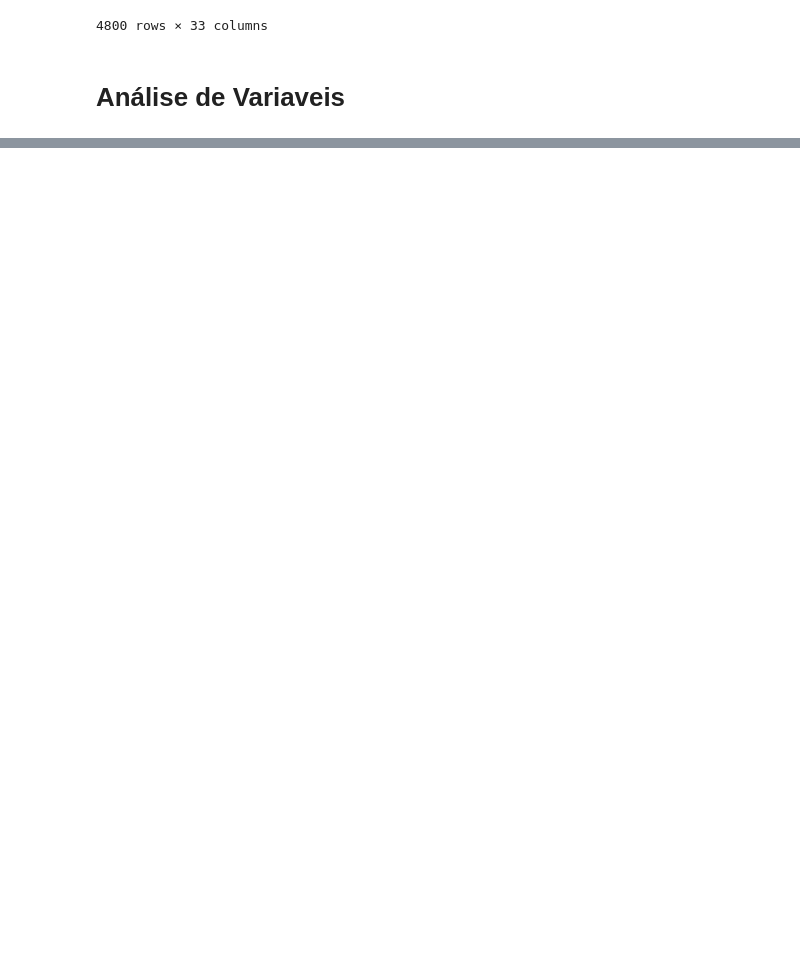
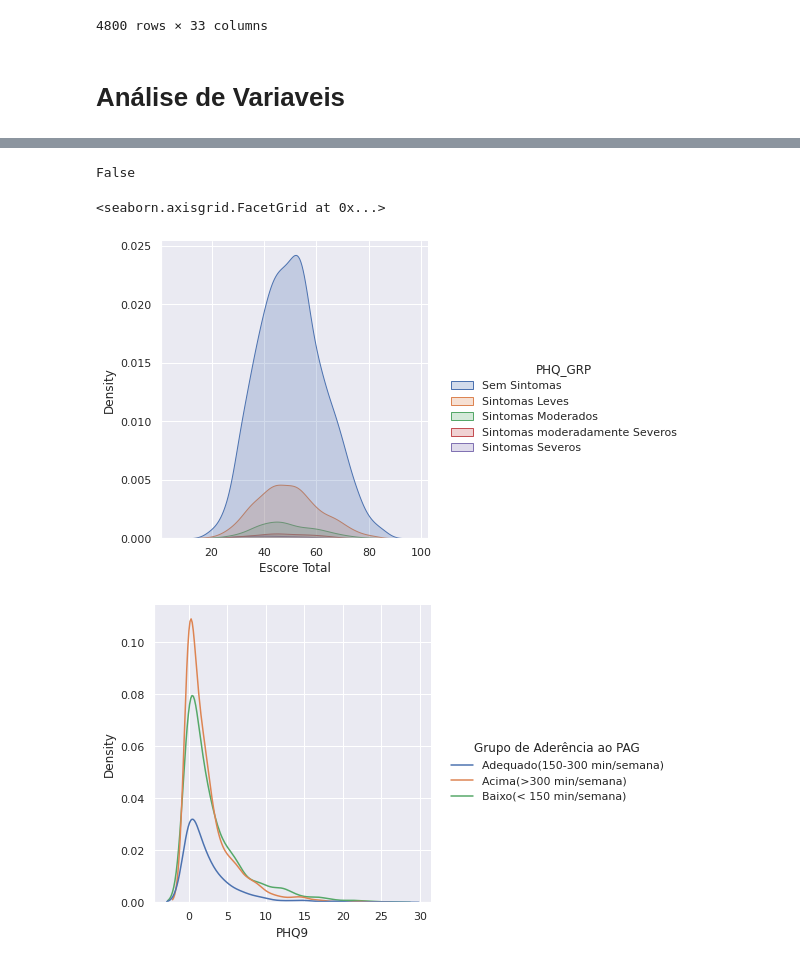
Before and after one commit to Pablosilvaa/Desafio-Infer-ncia---Tera, a Jupyter notebook: Desafio_tera_1.ipynb, the cells around one changed output, grey strips where cells are left out. Saved outputs shown, nothing was run; the diff lists cells and outputs as text; code cells hidden in the pictures; blank space fills up the shorter version.

```diff
--- a/Desafio_tera_1.ipynb
+++ b/Desafio_tera_1.ipynb
@@ -385,0 +399,22 @@ ax = sns.displot(newdataS['Escore Total'])
+# %%
+#Relatório temporário
+
+
+import webbrowser
+
+webbrowser.open('https://drive.google.com/file/d/1rlzAubpzlXbbJZ99FaqzQUdAz9Z7W4YM/view?usp=sharing')
+
+#É necessário baixar e depois abrir para que seja possível visualizar o arquivo. PS: esse é um arquivo gerado pelo sweetviz
+# %% [output]
+False
+# %%
+#sns.catplot(x="Escore Total", y="PHQ9", hue="Grupo de Aderência ao PAG", kind="swarm", data= newdataS)
+sns.set(rc={'figure.figsize':(11.7,8.27)})
+
+
+sns.displot(newdataS, x="Escore Total", hue="PHQ_GRP", kind="kde", fill=True)
+sns.displot(newdataS, x="PHQ9", hue="Grupo de Aderência ao PAG", kind="kde", fill=False)
+# %% [output]
+<seaborn.axisgrid.FacetGrid at 0x...>
+[figure, added]
+[figure, added]
```
Also changed, not shown: parts of 12 cells of this notebook.
